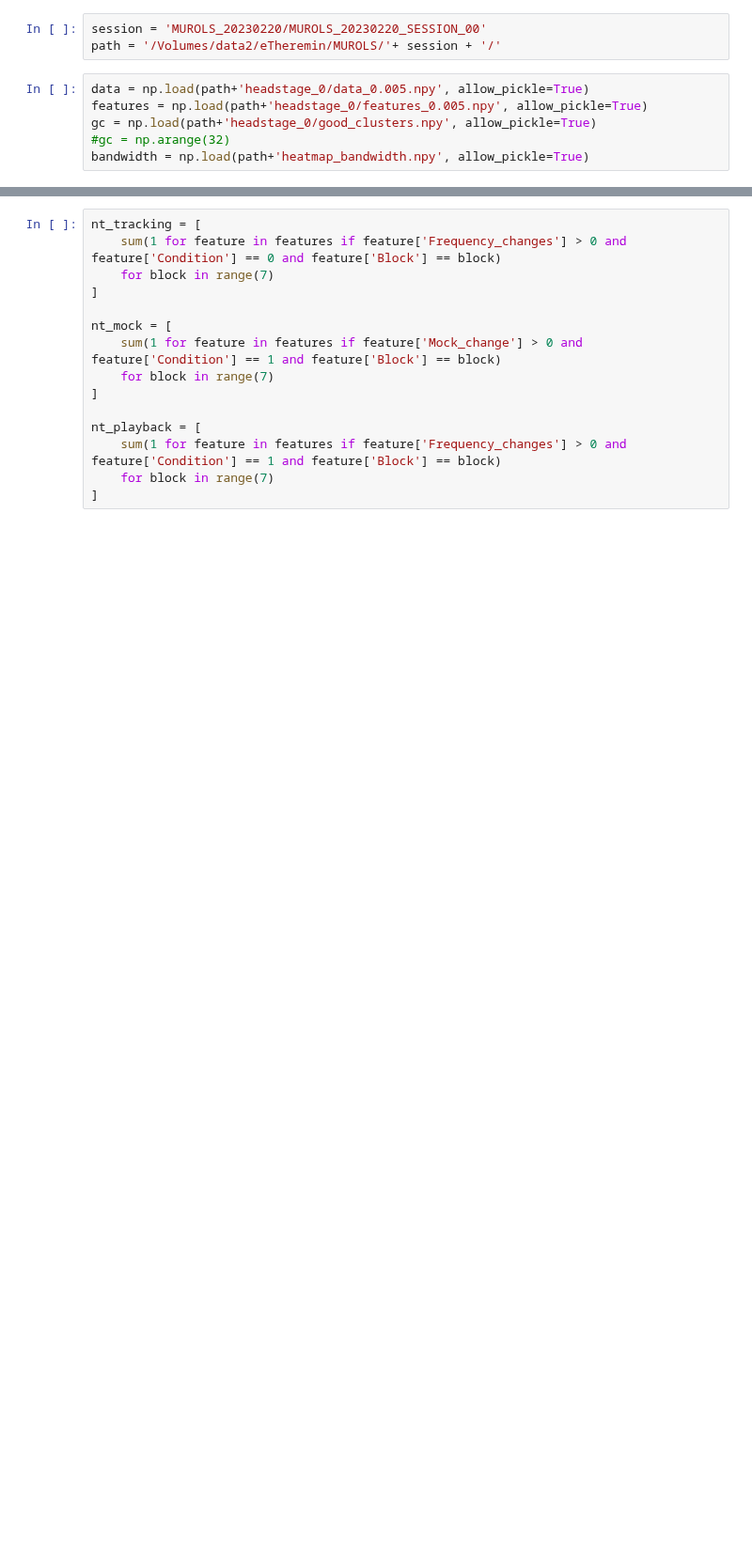
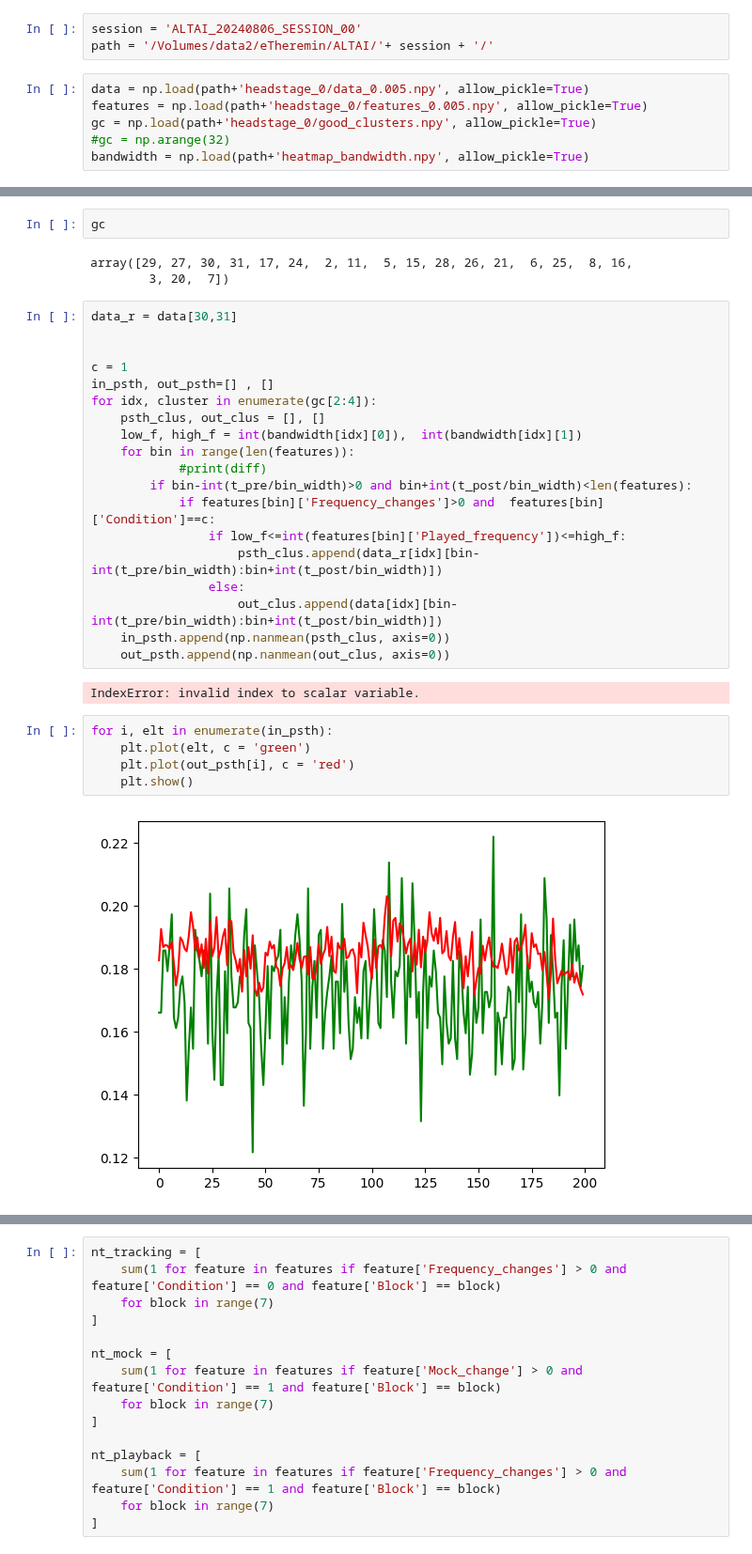
Before and after one commit to felicielevinton/analysebingobike, a Jupyter notebook: mock_analysis.ipynb, the cells around one changed output, grey strips where cells are left out. Shown at 94% size. Cells and saved outputs as stored; diff of their text form; blank space fills up the shorter version.

```diff
--- a/mock_analysis.ipynb
+++ b/mock_analysis.ipynb
@@ -18,8 +18,8 @@ bin_width = 0.005
 # Créer les bins de temps"
 psth_bins = np.arange(-t_pre, t_post, bin_width)
 # %%
-session = 'MUROLS_20230220/MUROLS_20230220_SESSION_00'
-path = '/Volumes/data2/eTheremin/MUROLS/'+ session + '/'
+session = 'ALTAI_20240806_SESSION_00'
+path = '/Volumes/data2/eTheremin/ALTAI/'+ session + '/'
 # %%
 data = np.load(path+'headstage_0/data_0.005.npy', allow_pickle=True)
 features = np.load(path+'headstage_0/features_0.005.npy', allow_pickle=True)
@@ -38,0 +46,33 @@ len(gc)
+# %%
+gc
+# %% [output]
+array([29, 27, 30, 31, 17, 24,  2, 11,  5, 15, 28, 26, 21,  6, 25,  8, 16,
+        3, 20,  7])
+# %%
+data_r = data[30,31]
+
+
+c = 1
+in_psth, out_psth=[] , []
+for idx, cluster in enumerate(gc[2:4]):
+    psth_clus, out_clus = [], []
+    low_f, high_f = int(bandwidth[idx][0]),  int(bandwidth[idx][1])
+    for bin in range(len(features)):
+            #print(diff)
+        if bin-int(t_pre/bin_width)>0 and bin+int(t_post/bin_width)<len(features):
+            if features[bin]['Frequency_changes']>0 and  features[bin]['Condition']==c:
+                if low_f<=int(features[bin]['Played_frequency'])<=high_f:
+                    psth_clus.append(data_r[idx][bin-int(t_pre/bin_width):bin+int(t_post/bin_width)])
+                else:
+                    out_clus.append(data[idx][bin-int(t_pre/bin_width):bin+int(t_post/bin_width)])
+    in_psth.append(np.nanmean(psth_clus, axis=0))
+    out_psth.append(np.nanmean(out_clus, axis=0))
+# %% [output]
+IndexError: invalid index to scalar variable.
+# %%
+for i, elt in enumerate(in_psth):
+    plt.plot(elt, c = 'green')
+    plt.plot(out_psth[i], c = 'red')
+    plt.show()
+# %% [output]
+[figure, added]
```
Also changed, not shown: parts of 13 cells of this notebook, 6 other files.
